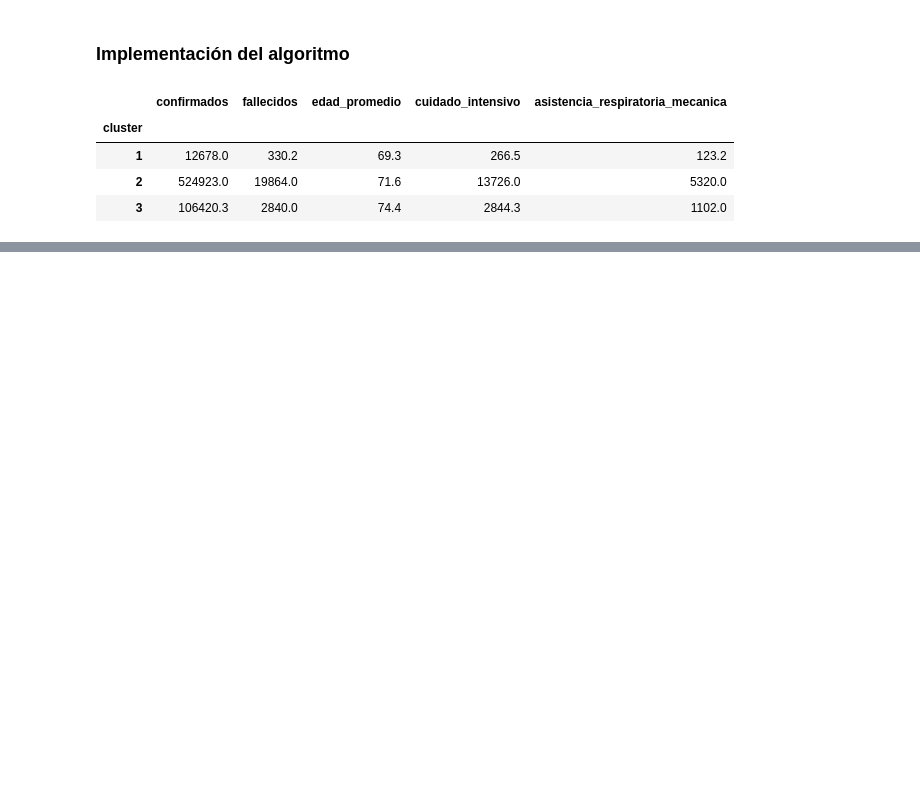
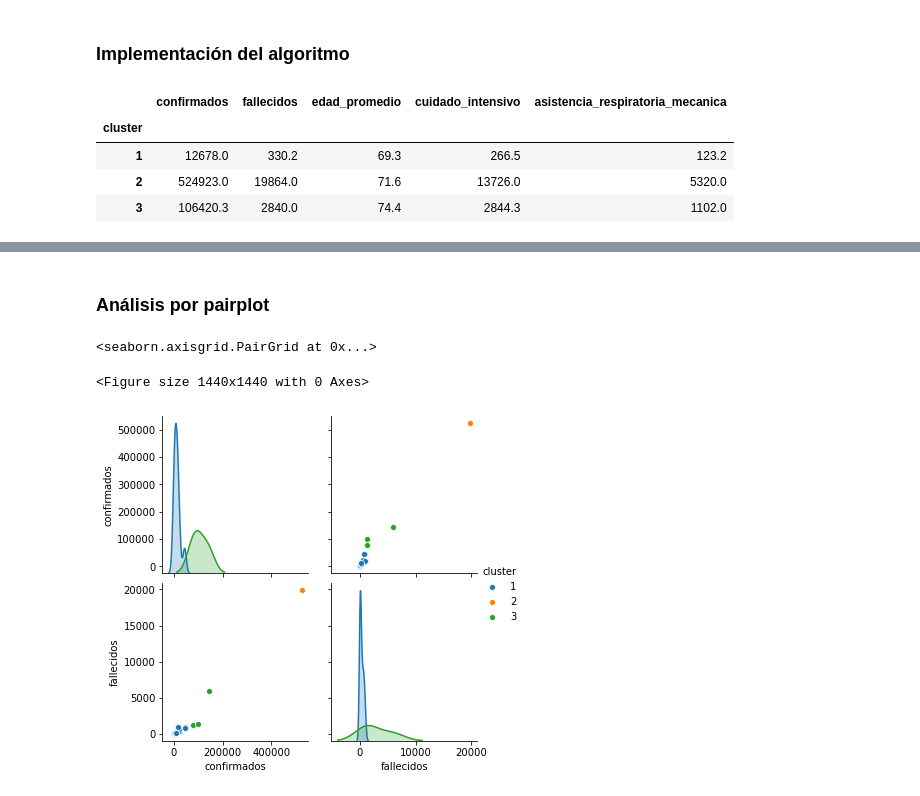
Before and after one commit to ldidone/mentoria-diplodatos, a Jupyter notebook: Practico 5/Aprendizaje_No_Supervisado.ipynb, the cells around one changed output, grey strips where cells are left out. Saved outputs shown, nothing was run; the diff lists cells and outputs as text; code cells hidden in the pictures; blank space fills up the shorter version.

```diff
--- a/Practico 5/Aprendizaje_No_Supervisado.ipynb
+++ b/Practico 5/Aprendizaje_No_Supervisado.ipynb
@@ -204,3 +224,13 @@ layout = go.Layout(title="Clustering K means ",titlefont=dict(size=20),
 fig = go.Figure(data=data, layout=layout)
 
 iplot(fig)
+# %% [markdown]
+### Análisis por pairplot
+# %%
+columnas_seleccionadas=["confirmados", "fallecidos"]
+plt.figure(figsize=(20,20))
+sns.pairplot(data=dataset_km_sub_concat, vars=columnas_seleccionadas, hue='cluster')
+# %% [output]
+<seaborn.axisgrid.PairGrid at 0x...>
+<Figure size 1440x1440 with 0 Axes>
+[figure, added]
```
Also changed, not shown: parts of 11 cells of this notebook.
